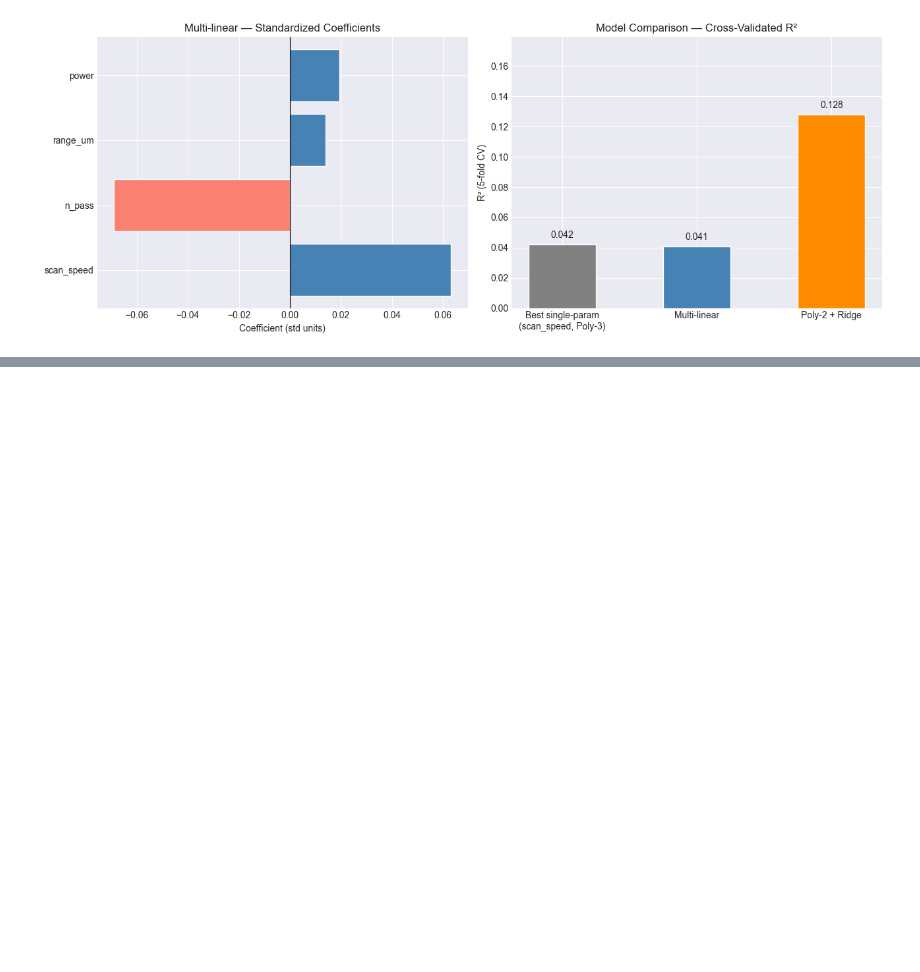
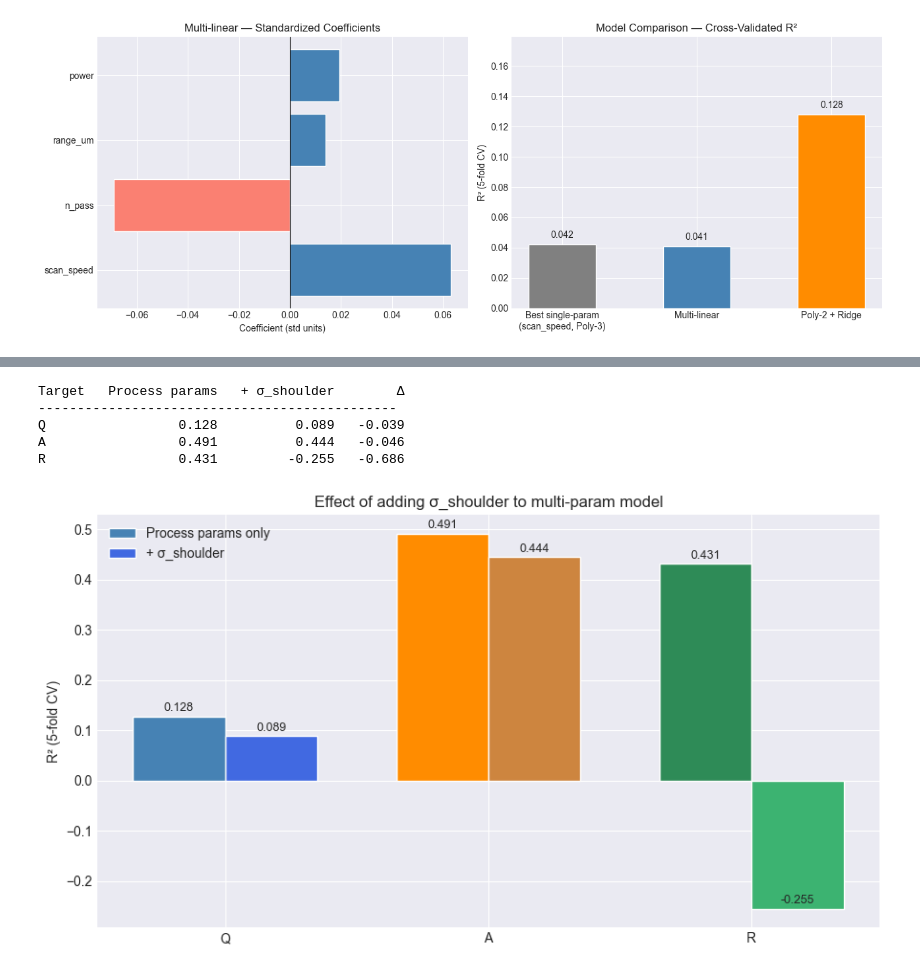
Before and after one commit to HBDemir/ml-parameter-optimization, a Jupyter notebook: regression.ipynb, the cells around one changed output, grey strips where cells are left out. Saved outputs shown, nothing was run; the diff lists cells and outputs as text; code cells hidden in the pictures; blank space fills up the shorter version.

```diff
--- a/regression.ipynb
+++ b/regression.ipynb
@@ -333,0 +574,61 @@ plt.show()
+# %%
+# ── Multi-param Poly-2+Ridge  with and without sigma_shoulder ─────────────────
+FEATURES_EXT = FEATURES + ['sigma_median']
+X3   = img3[FEATURES_EXT].values
+y_Q3 = img3['q_median'].values
+y_A3 = img3['A_median'].values
+y_R3 = img3['R_median'].values
+
+def poly_ridge_cv(X, y):
+    pipe = make_pipeline(
+        PolynomialFeatures(degree=2, include_bias=False),
+        StandardScaler(),
+        Ridge(alpha=1.0),
+    )
+    return cross_val_score(pipe, X, y, cv=5, scoring='r2').mean()
+
+# Use img3 subset for a fair comparison (same rows both ways)
+X3_base = img3[FEATURES].values
+cv_Q_base = poly_ridge_cv(X3_base, y_Q3)
+cv_A_base = poly_ridge_cv(X3_base, y_A3)
+cv_R_base = poly_ridge_cv(X3_base, y_R3)
+
+cv_Q_ext  = poly_ridge_cv(X3, y_Q3)
+cv_A_ext  = poly_ridge_cv(X3, y_A3)
+cv_R_ext  = poly_ridge_cv(X3, y_R3)
+
+print(f"{'Target':<6} {'Process params':>16} {'+ \u03c3_shoulder':>14} {'\u0394':>8}")
+print('-' * 46)
+for label, base, ext in [('Q', cv_Q_base, cv_Q_ext),
+                          ('A', cv_A_base, cv_A_ext),
+                          ('R', cv_R_base, cv_R_ext)]:
+    print(f"{label:<6} {base:>16.3f} {ext:>14.3f} {ext-base:>+8.3f}")
+
+# ── Comparison bar chart ──────────────────────────────────────────────────────
+fig, ax = plt.subplots(figsize=(9, 5))
+x = np.arange(3)
+w = 0.35
+b1 = ax.bar(x - w/2, [cv_Q_base, cv_A_base, cv_R_base], w,
+            label='Process params only', color=['steelblue', 'darkorange', 'seagreen'])
+b2 = ax.bar(x + w/2, [cv_Q_ext, cv_A_ext, cv_R_ext], w,
+            label='+ \u03c3_shoulder',
+            color=['royalblue', 'peru', 'mediumseagreen'])
+ax.set_xticks(x)
+ax.set_xticklabels(['Q', 'A', 'R'])
+ax.set_ylabel('R\u00b2 (5-fold CV)')
+ax.set_title('Effect of adding \u03c3_shoulder to multi-param model')
+ax.legend()
+for bars in [b1, b2]:
+    for bar in bars:
+        ax.text(bar.get_x() + bar.get_width() / 2,
+                bar.get_height() + 0.005,
+                f'{bar.get_height():.3f}', ha='center', va='bottom', fontsize=9)
+plt.tight_layout()
+plt.show()
+# %% [output]
+Target   Process params   + σ_shoulder        Δ
+----------------------------------------------
+Q                 0.128          0.089   -0.039
+A                 0.491          0.444   -0.046
+R                 0.431         -0.255   -0.686
+[figure, added]
```
Also changed, not shown: parts of 8 cells of this notebook.
